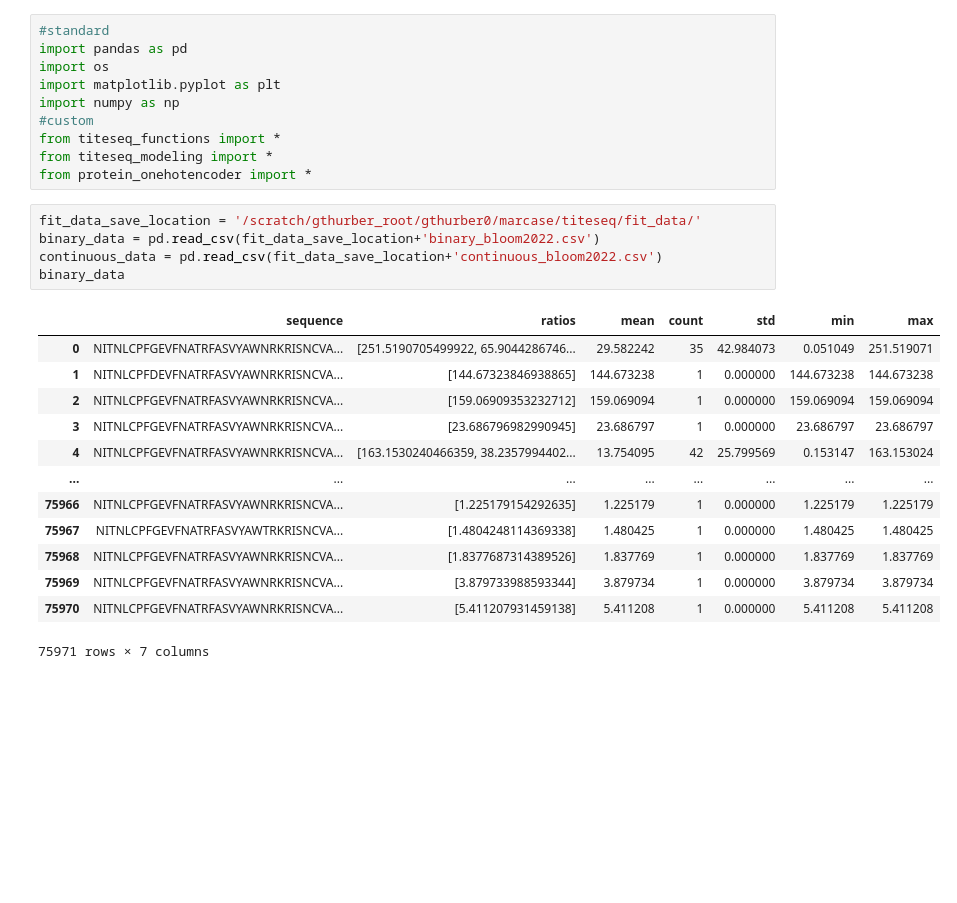
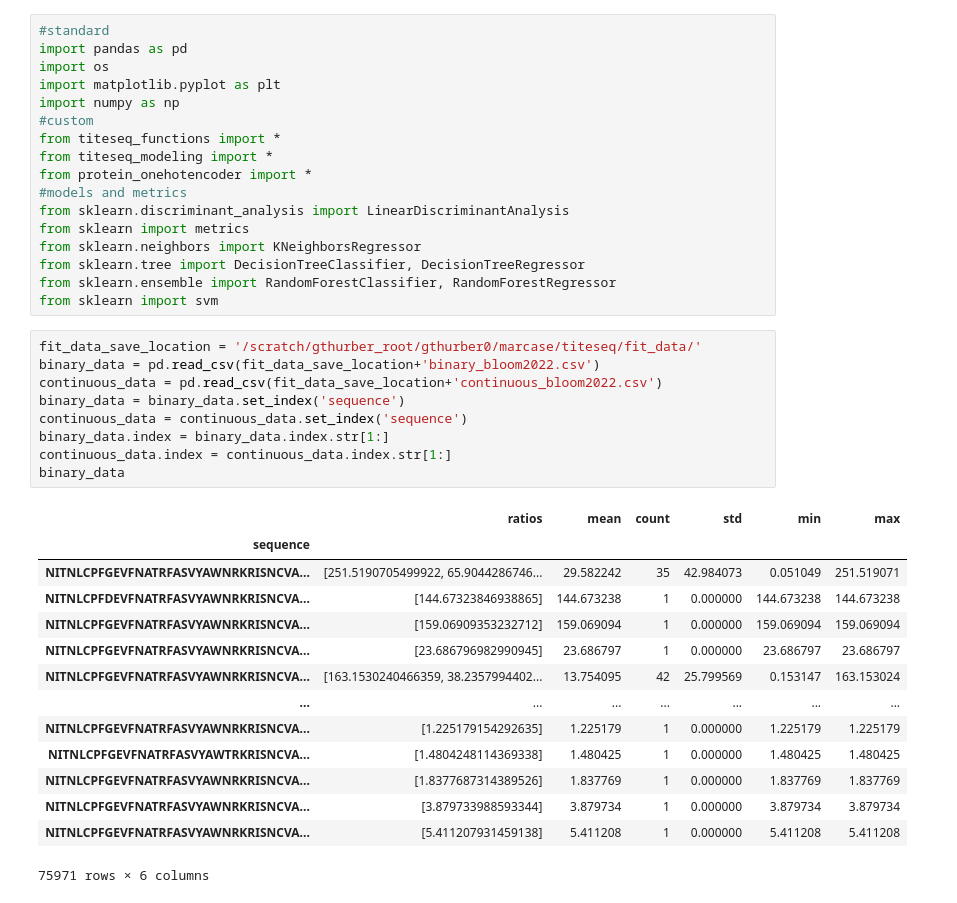
Before and after one commit to marshallcase/titeseq, a Jupyter notebook: bloom modeling.ipynb, the cells around one changed output. Cells and saved outputs as stored; diff of their text form; blank space fills up the shorter version.

Commit message:
bloom model tester

```diff
--- a/bloom modeling.ipynb
+++ b/bloom modeling.ipynb
@@ -8,25 +8,37 @@ import numpy as np
 from titeseq_functions import *
 from titeseq_modeling import *
 from protein_onehotencoder import *
+#models and metrics
+from sklearn.discriminant_analysis import LinearDiscriminantAnalysis
+from sklearn import metrics
+from sklearn.neighbors import KNeighborsRegressor
+from sklearn.tree import DecisionTreeClassifier, DecisionTreeRegressor
+from sklearn.ensemble import RandomForestClassifier, RandomForestRegressor
+from sklearn import svm
 # %%
 fit_data_save_location = '/scratch/gthurber_root/gthurber0/marcase/titeseq/fit_data/'
 binary_data = pd.read_csv(fit_data_save_location+'binary_bloom2022.csv')
 continuous_data = pd.read_csv(fit_data_save_location+'continuous_bloom2022.csv')
+binary_data = binary_data.set_index('sequence')
+continuous_data = continuous_data.set_index('sequence')
+binary_data.index = binary_data.index.str[1:]
+continuous_data.index = continuous_data.index.str[1:]
 binary_data
 # %% [output]
-|  | sequence | ratios | mean | count | std | min | max |
-| 0 | NITNLCPFGEVFNATRFASVYAWNRKRISNCVA... | [251.5190705499922, 65.9044286746... | 29.582242 | 35 | 42.984073 | 0.051049 | 251.519071 |
-| 1 | NITNLCPFDEVFNATRFASVYAWNRKRISNCVA... | [144.67323846938865] | 144.673238 | 1 | 0.000000 | 144.673238 | 144.673238 |
-| 2 | NITNLCPFGEVFNATRFASVYAWNRKRISNCVA... | [159.06909353232712] | 159.069094 | 1 | 0.000000 | 159.069094 | 159.069094 |
-| 3 | NITNLCPFGEVFNATRFASVYAWNRKRISNCVA... | [23.686796982990945] | 23.686797 | 1 | 0.000000 | 23.686797 | 23.686797 |
-| 4 | NITNLCPFGEVFNATRFASVYAWNRKRISNCVA... | [163.1530240466359, 38.2357994402... | 13.754095 | 42 | 25.799569 | 0.153147 | 163.153024 |
-| ... | ... | ... | ... | ... | ... | ... | ... |
-| 75966 | NITNLCPFGEVFNATRFASVYAWNRKRISNCVA... | [1.225179154292635] | 1.225179 | 1 | 0.000000 | 1.225179 | 1.225179 |
-| 75967 | NITNLCPFGEVFNATRFASVYAWTRKRISNCVA... | [1.4804248114369338] | 1.480425 | 1 | 0.000000 | 1.480425 | 1.480425 |
-| 75968 | NITNLCPFGEVFNATRFASVYAWNRKRISNCVA... | [1.8377687314389526] | 1.837769 | 1 | 0.000000 | 1.837769 | 1.837769 |
-| 75969 | NITNLCPFGEVFNATRFASVYAWNRKRISNCVA... | [3.879733988593344] | 3.879734 | 1 | 0.000000 | 3.879734 | 3.879734 |
-| 75970 | NITNLCPFGEVFNATRFASVYAWNRKRISNCVA... | [5.411207931459138] | 5.411208 | 1 | 0.000000 | 5.411208 | 5.411208 |
+|  | ratios | mean | count | std | min | max |
+| sequence |  |  |  |  |  |  |
+| NITNLCPFGEVFNATRFASVYAWNRKRISNCVA... | [251.5190705499922, 65.9044286746... | 29.582242 | 35 | 42.984073 | 0.051049 | 251.519071 |
+| NITNLCPFDEVFNATRFASVYAWNRKRISNCVA... | [144.67323846938865] | 144.673238 | 1 | 0.000000 | 144.673238 | 144.673238 |
+| NITNLCPFGEVFNATRFASVYAWNRKRISNCVA... | [159.06909353232712] | 159.069094 | 1 | 0.000000 | 159.069094 | 159.069094 |
+| NITNLCPFGEVFNATRFASVYAWNRKRISNCVA... | [23.686796982990945] | 23.686797 | 1 | 0.000000 | 23.686797 | 23.686797 |
+| NITNLCPFGEVFNATRFASVYAWNRKRISNCVA... | [163.1530240466359, 38.2357994402... | 13.754095 | 42 | 25.799569 | 0.153147 | 163.153024 |
+| ... | ... | ... | ... | ... | ... | ... |
+| NITNLCPFGEVFNATRFASVYAWNRKRISNCVA... | [1.225179154292635] | 1.225179 | 1 | 0.000000 | 1.225179 | 1.225179 |
+| NITNLCPFGEVFNATRFASVYAWTRKRISNCVA... | [1.4804248114369338] | 1.480425 | 1 | 0.000000 | 1.480425 | 1.480425 |
+| NITNLCPFGEVFNATRFASVYAWNRKRISNCVA... | [1.8377687314389526] | 1.837769 | 1 | 0.000000 | 1.837769 | 1.837769 |
+| NITNLCPFGEVFNATRFASVYAWNRKRISNCVA... | [3.879733988593344] | 3.879734 | 1 | 0.000000 | 3.879734 | 3.879734 |
+| NITNLCPFGEVFNATRFASVYAWNRKRISNCVA... | [5.411207931459138] | 5.411208 | 1 | 0.000000 | 5.411208 | 5.411208 |
-75971 rows × 7 columns
+75971 rows × 6 columns
 # %%
 continuous_data
 # %% [output]
```
Also changed, not shown: parts of 17 cells of this notebook, 2 other files.
